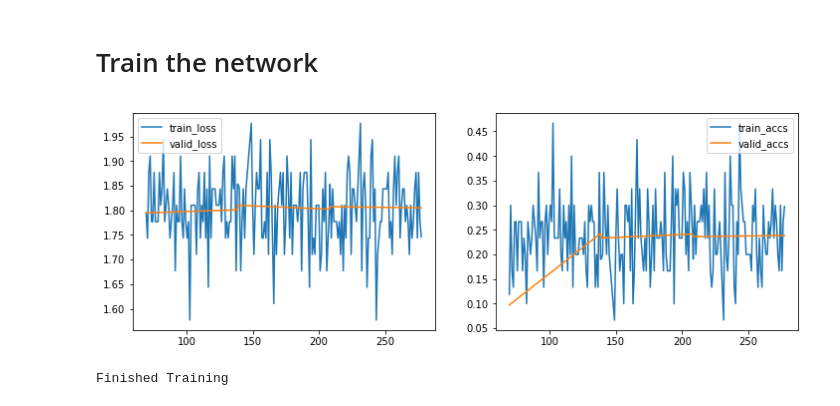
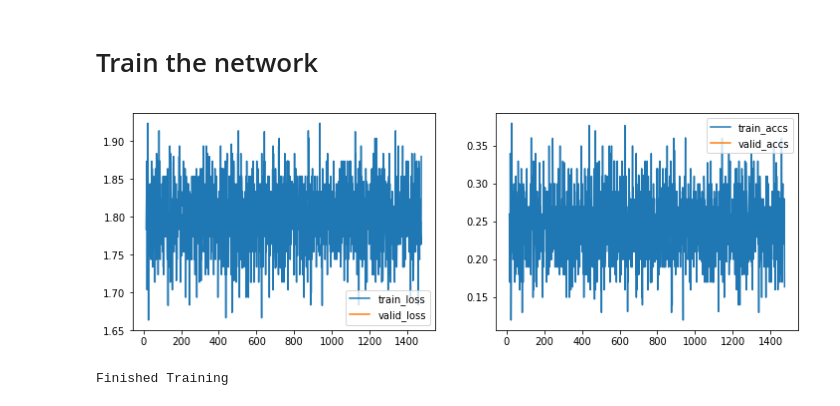
Before and after one commit to versalifedrone/biomind, a Jupyter notebook: Simple_network_test.ipynb, the cells around one changed output. Drawn from its saved outputs; the diff is of its cells as text; code cells hidden in the pictures.

```diff
--- a/Simple_network_test.ipynb
+++ b/Simple_network_test.ipynb
@@ -69,7 +70,7 @@ with open(VAL, 'r') as fIn :
         sequences[seq_id] = seq[0]
 
 
-with open(VAL, 'r') as fIn :
+with open(TRAIN, 'r') as fIn :
     for line in fIn :
         #manage seq id
         seq_id = "id_"+str(index)
@@ -103,4 +104,5 @@ with open(TEST, 'r') as fIn :
 for seq_id, seq in sequences.items():
     sequences[seq_id] = encode_with_padding(seq, max_len, RNA_DICT)
 
+
 list_IDs = partition['train'] + partition['validation'] + partition['test']
@@ -137,7 +142,7 @@ use_cuda = torch.cuda.is_available()
 device = torch.device("cuda:0" if use_cuda else "cpu")
 
 # Parameters
-params = {'batch_size': 30,
+params = {'batch_size': 100,
           'shuffle': True,
           'num_workers': 6}
 
@@ -155,6 +160,8 @@ validation_generator = data.DataLoader(validation_set, **params_valid)
 test_set = Dataset(partition['test'], labels, sequences)
 test_generator = data.DataLoader(validation_set, **params)
 
+
+
 def get_variable(x):
     """ Converts tensors to cuda, if available. """
     if use_cuda:
@@ -166,3 +173,7 @@ def get_numpy(x):
     if use_cuda:
         return x.cpu().data.numpy()
     return x.data.numpy()
+# %%
+for data in validation_generator:
+    print("==================")
+    print(len(data[1]))
@@ -171,7 +200,7 @@ def get_numpy(x):
 # %%
 # define network
 
-num_l1 = 10
+num_l1 = 20
 l1_features = max_len*6
 
 num_out = 6
@@ -247,7 +276,7 @@ tensor([[0.2084, 0.1561, 0.1630, 0.1594, 0.1569, 0.1562],
 # %% [markdown]
 # Train the network
 # %%
-num_epoch = 3
+num_epoch = 100
 iter_by_epoch = len(training_generator.dataset.list_IDs)/training_generator.batch_size
 eval_every = int(iter_by_epoch) #eval one time by epoch
 train_loss, train_accs = [], []
@@ -268,57 +297,59 @@ iter_by_epoch = len(training_generator.dataset.list_IDs)/training_generator.batc
 
 
 for epoch in range(num_epoch):
+    print("["+str(epoch)+"]"+"="*epoch)
     running_loss = 0.0
     net.train()
     # Training
     for i, data in enumerate(training_generator,0):
-        if i % eval_every == 0:
-            valid_iter.append(i + (1+epoch)*iter_by_epoch)
-            net.eval()
-            val_losses, val_accs, val_lengths = 0, 0, 0
+#         if i % eval_every == 0:
+#             valid_iter.append(i + (1+epoch)*iter_by_epoch)
+#             net.eval()
+#             val_losses, val_accs, val_lengths = 0, 0, 0
 
-            for num, data in enumerate(validation_generator,0):
-                inputs, labels = get_input_and_label(data)
-                output = net(inputs)
-                val_losses += criterion(output, labels) * num
-                val_accs += accuracy(output, labels) * num
-                val_lengths += num
+#             for data in validation_generator:
+#                 num = len(data[1]) #number of sequences in the batch
+#                 inputs, labels = get_input_and_label(data)
+#                 output = net(inputs)
+#                 val_losses += criterion(output, labels)*num
+#                 val_accs += accuracy(output, labels) *num
+#                 val_lengths += num
 
-            # divide by the total accumulated batch sizes
-            val_losses /= val_lengths
-            val_accs /= val_lengths
-            valid_loss.append(get_numpy(val_losses))
-            valid_accs.append(get_numpy(val_accs))
-            net.train()
+#             # divide by the total accumulated batch sizes
+#             val_losses /= val_lengths
+#             val_accs /= val_lengths
+#             valid_loss.append(get_numpy(val_losses))
+#             valid_accs.append(get_numpy(val_accs))
+#             net.train()
         inputs, labels = get_input_and_label(data)
 
         # zero the parameter gradients
         optimizer.zero_grad()
         # forward + backward + optimize
         outputs = net(inputs)
         loss = criterion(outputs, labels)
         loss.backward()
         optimizer.step()
         running_loss += loss.data[0]
 
         train_loss.append(get_numpy(loss))
         train_accs.append(get_numpy(accuracy(outputs, labels)))
         train_iter.append(i + (epoch+1)*iter_by_epoch)
 
 
 fig = plt.figure(figsize=(12,4))
 plt.subplot(1, 2, 1)
 plt.plot(train_iter, train_loss, label='train_loss')
 plt.plot(valid_iter, valid_loss, label='valid_loss')
 plt.legend()
 
 plt.subplot(1, 2, 2)
 plt.plot(train_iter, train_accs, label='train_accs')
 plt.plot(valid_iter, valid_accs, label='valid_accs')
 plt.legend()
 plt.show()
 
 print('Finished Training')
 # %% [output]
-[figure, old version]
+[figure, new version]
 Finished Training
```
Also changed, not shown: parts of 5 cells of this notebook.
